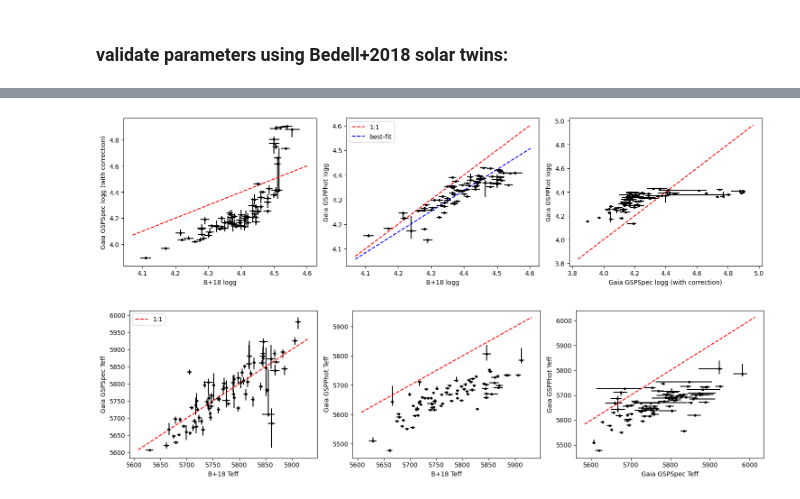
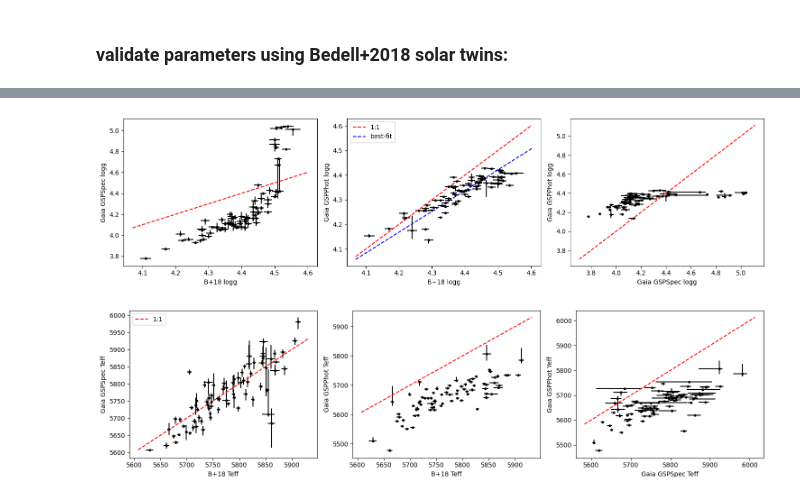
Before and after one commit to megbedell/TACS, a Jupyter notebook: gaia_params.ipynb, the cells around one changed output, grey strips where cells are left out. Drawn from its saved outputs; the diff is of its cells as text; code cells hidden in the pictures.

```diff
--- a/gaia_params.ipynb
+++ b/gaia_params.ipynb
@@ -46,36 +50,35 @@ def fit_a_line(x,y,sigma_x,sigma_y):
 # %%
 fig, axes = plt.subplots(1, 3, figsize=(15, 4))
 axes[0].errorbar(st['logg'], st['logg_gspspec'], xerr=st['err_logg'],
                  yerr=[st['logg_gspspec']-st['logg_gspspec_lower'],st['logg_gspspec_upper']-st['logg_gspspec']],
                  fmt='k.')
 xl = axes[0].get_xlim()
 axes[0].plot(xl, xl, 'r--', label='1:1')
 axes[0].set_xlabel('B+18 logg')
-axes[0].set_ylabel('Gaia GSPSpec logg (with correction)')
-#axes[0].legend()
+axes[0].set_ylabel('Gaia GSPSpec logg')
 axes[1].errorbar(st['logg'], st['logg_gspphot'], xerr=st['err_logg'],
                  yerr=[st['logg_gspphot']-st['logg_gspphot_lower'],st['logg_gspphot_upper']-st['logg_gspphot']],
                  fmt='k.')
 xl = axes[1].get_xlim()
 axes[1].plot(xl, xl, 'r--', label='1:1')
 avg_err = np.mean([st['logg_gspphot']-st['logg_gspphot_lower'],st['logg_gspphot_upper']-st['logg_gspphot']])
 m_logg,b_logg = fit_a_line(st['logg'], st['logg_gspphot'], st['err_logg'], avg_err)
 axes[1].plot(xl, m_logg*np.array(xl)+b_logg, 'b--', label='best-fit')
 axes[1].set_xlabel('B+18 logg')
 axes[1].set_ylabel('Gaia GSPPhot logg')
 axes[1].legend()
-axes[2].errorbar(gspspec_corrected, st['logg_gspphot'],
+axes[2].errorbar(st['logg_gspspec'], st['logg_gspphot'],
              xerr=[st['logg_gspspec']-st['logg_gspspec_lower'],st['logg_gspspec_upper']-st['logg_gspspec']],
              yerr=[st['logg_gspphot']-st['logg_gspphot_lower'],st['logg_gspphot_upper']-st['logg_gspphot']],
              fmt='k.')
 xl = axes[2].get_xlim()
 axes[2].plot(xl, xl, 'r--')
-axes[2].set_xlabel('Gaia GSPSpec logg (with correction)')
+axes[2].set_xlabel('Gaia GSPSpec logg')
 axes[2].set_ylabel('Gaia GSPPhot logg')
 fig.tight_layout()
 fig.savefig('comparison_logg.png');
 # %% [output]
-[figure, old version]
+[figure, new version]
 # %%
 fig, axes = plt.subplots(1, 3, figsize=(15, 4))
 axes[0].errorbar(st['teff'], st['teff_gspspec'], xerr=st['err_teff'],
```
Also changed, not shown: parts of 11 cells of this notebook, 1 other file.
